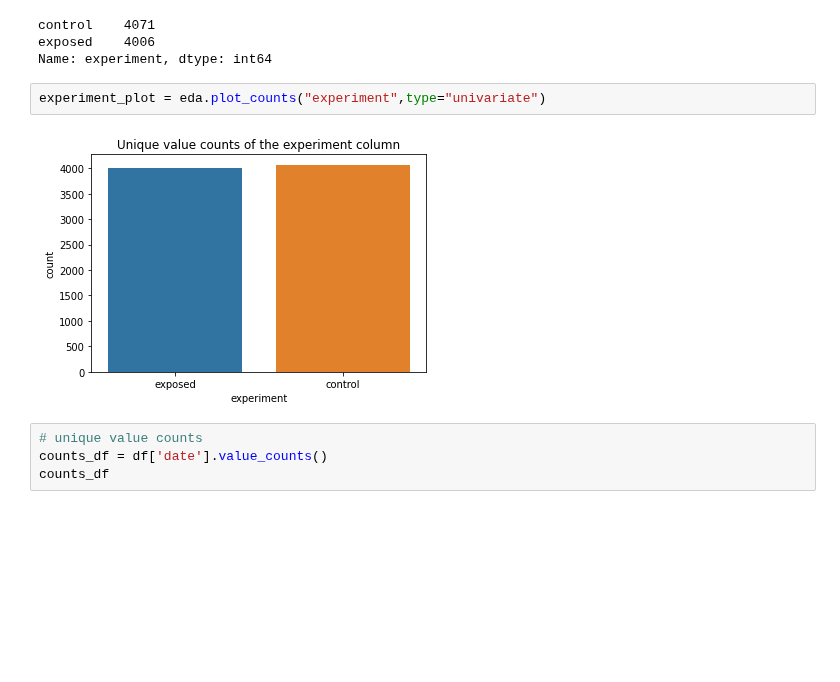
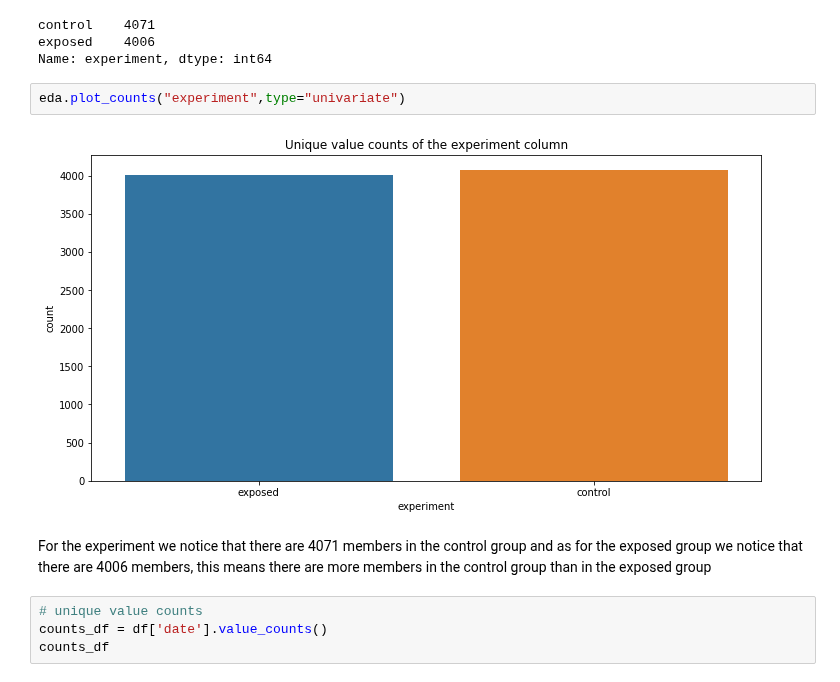
Before and after one commit to tutorialcreation/nlp_swahili_amharic, a Jupyter notebook: notebooks/EDA.ipynb, the cells around one changed output. Drawn from its saved outputs; the diff is of its cells as text; blank space fills up the shorter version.

```diff
--- a/notebooks/EDA.ipynb
+++ b/notebooks/EDA.ipynb
@@ -74,9 +74,13 @@ control    4071
 exposed    4006
 Name: experiment, dtype: int64
 # %%
-experiment_plot = eda.plot_counts("experiment",type="univariate")
+eda.plot_counts("experiment",type="univariate")
 # %% [output]
-[figure, old version]
+[figure, new version]
+# %% [markdown]
+For the experiment we notice that there are 4071 members in the
+control group and as for the exposed group we notice that there are 4006 members,
+this means there are more members in the control group than in the exposed group
 # %%
 # unique value counts
 counts_df = df['date'].value_counts()
```
Also changed, not shown: parts of 11 cells of this notebook, 5 other files.
